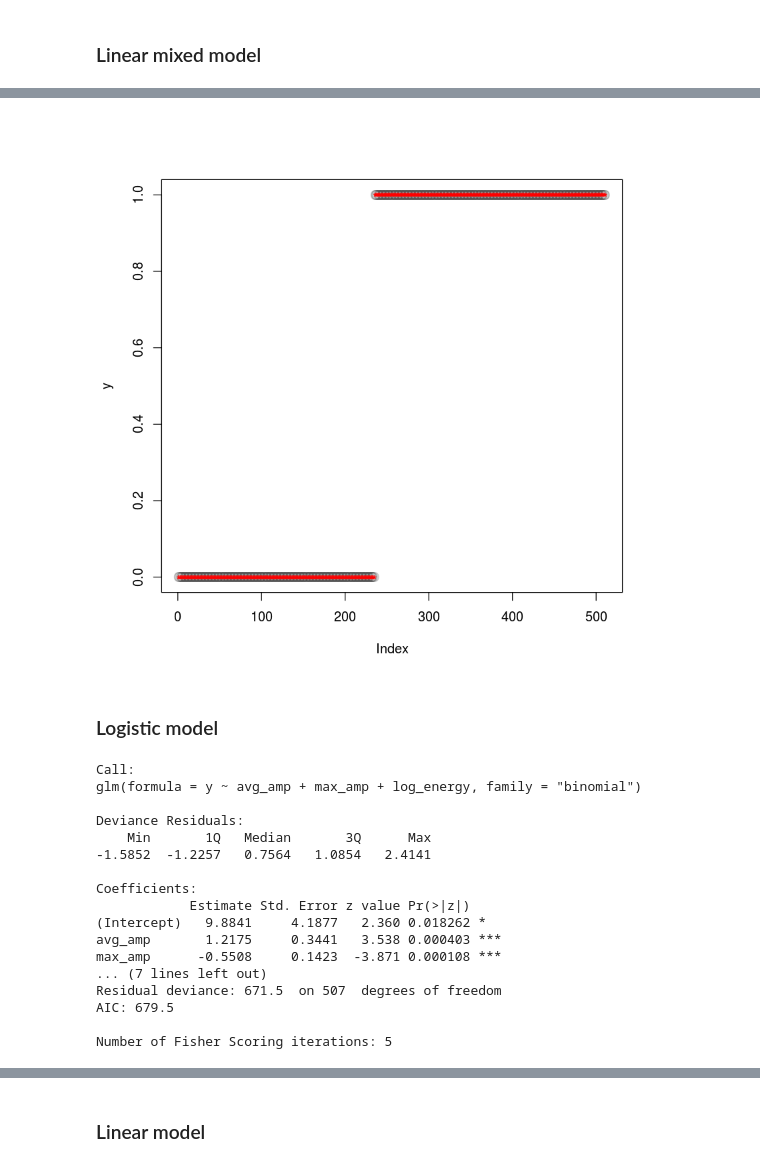
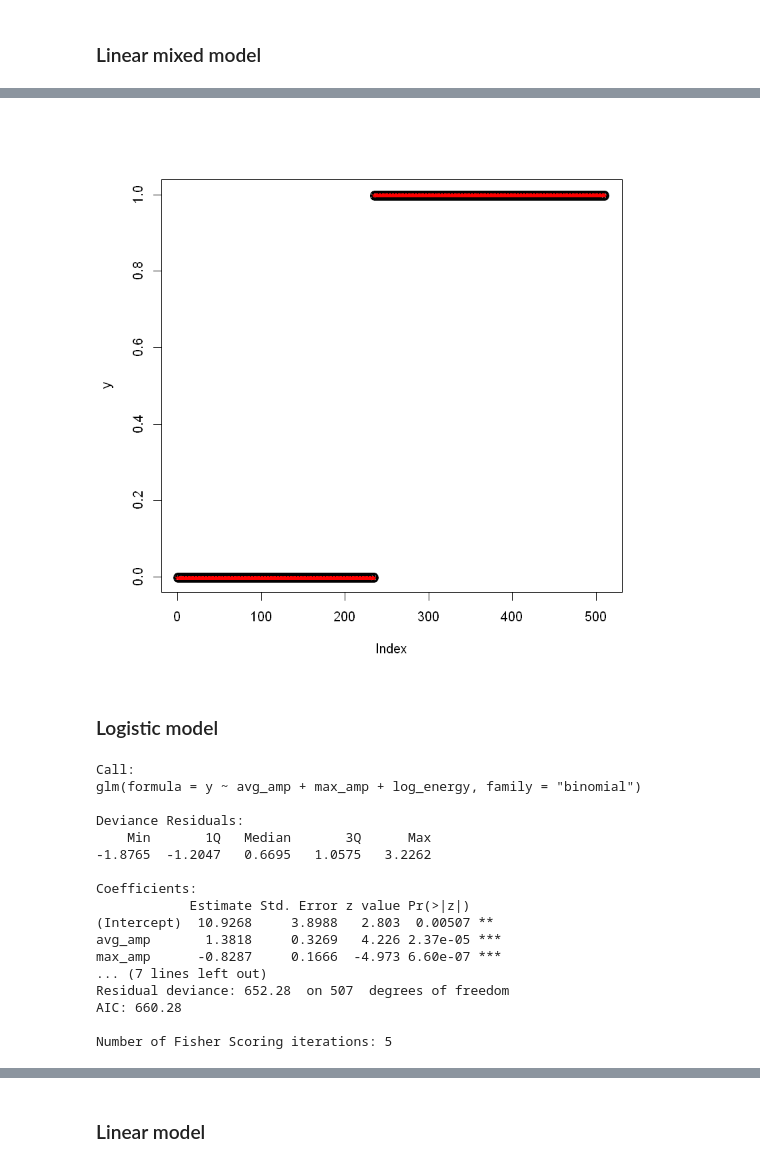
Before and after one commit to bmolparia/pd_vs_et, a Jupyter notebook: modelling.ipynb, the cells around one changed output, grey strips where cells are left out. Saved outputs shown, nothing was run; the diff lists cells and outputs as text; code cells hidden in the pictures.

```diff
--- a/modelling.ipynb
+++ b/modelling.ipynb
@@ -26,7 +27,7 @@ The following objects are masked from ‘package:stats’:
 # %% [markdown]
 ## GLM
 # %%
-df = read.csv(file = 'gameplay_data_total.csv',header = T)
+df = read.csv(file = 'gameplay_data_metrics.csv',header = T)
 # %%
 log_energy = log(df$energy,2)
 avg_amp = scale(df$avg_amp)
@@ -121,8 +121,8 @@ Model failed to converge with max|grad| = 0.0050319 (tol = 0.002, component 1)
 # %%
-plot(y,pch='O',col=alpha('black',0.2))
+plot(y,pch='O',col='black')
 points(fitted(model),pch ='*',col='red')
 # %% [output]
-[figure, old version]
+[figure, new version]
 # %% [markdown]
 
 ### Logistic model
@@ -136,16 +136,16 @@ glm(formula = y ~ avg_amp + max_amp + log_energy, family = "binomial")
 
 Deviance Residuals:
     Min       1Q   Median       3Q      Max
--1.5852  -1.2257   0.7564   1.0854   2.4141
+-1.8765  -1.2047   0.6695   1.0575   3.2262
 
 Coefficients:
             Estimate Std. Error z value Pr(>|z|)
-(Intercept)   9.8841     4.1877   2.360 0.018262 *
-avg_amp       1.2175     0.3441   3.538 0.000403 ***
-max_amp      -0.5508     0.1423  -3.871 0.000108 ***
+(Intercept)  10.9268     3.8988   2.803  0.00507 **
+avg_amp       1.3818     0.3269   4.226 2.37e-05 ***
+max_amp      -0.8287     0.1666  -4.973 6.60e-07 ***
 ... (7 lines left out)
-Residual deviance: 671.5  on 507  degrees of freedom
-AIC: 679.5
+Residual deviance: 652.28  on 507  degrees of freedom
+AIC: 660.28
 
 Number of Fisher Scoring iterations: 5
 # %%
```
Also changed, not shown: parts of 15 cells of this notebook, 2 other files.
